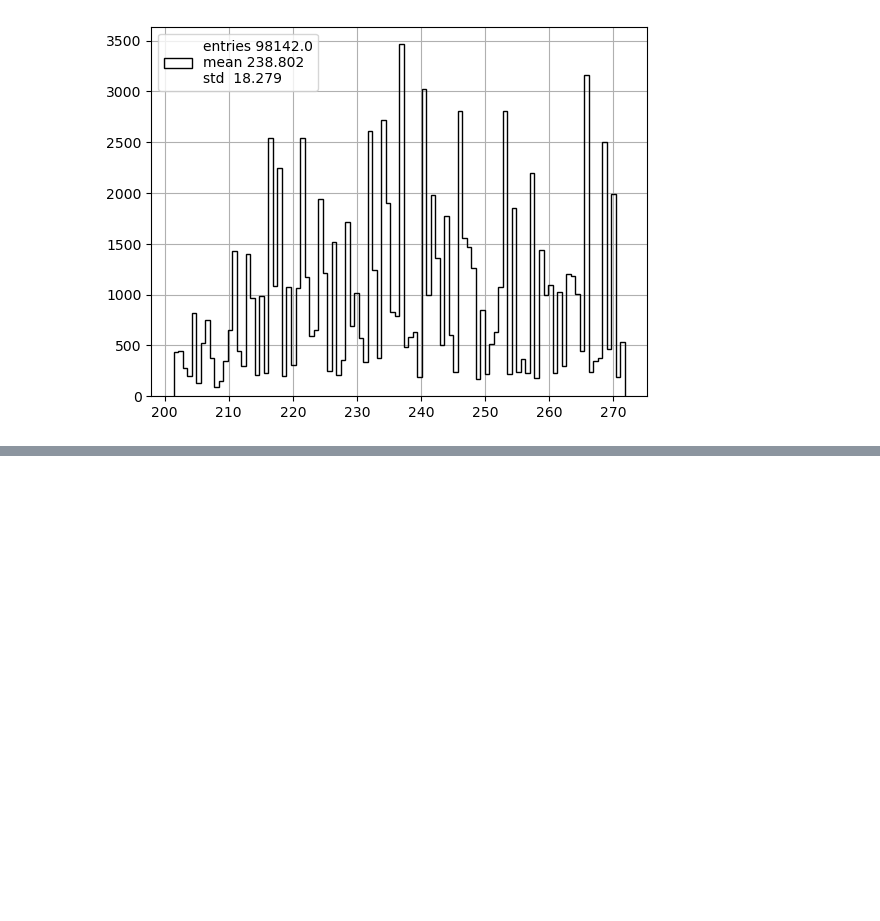
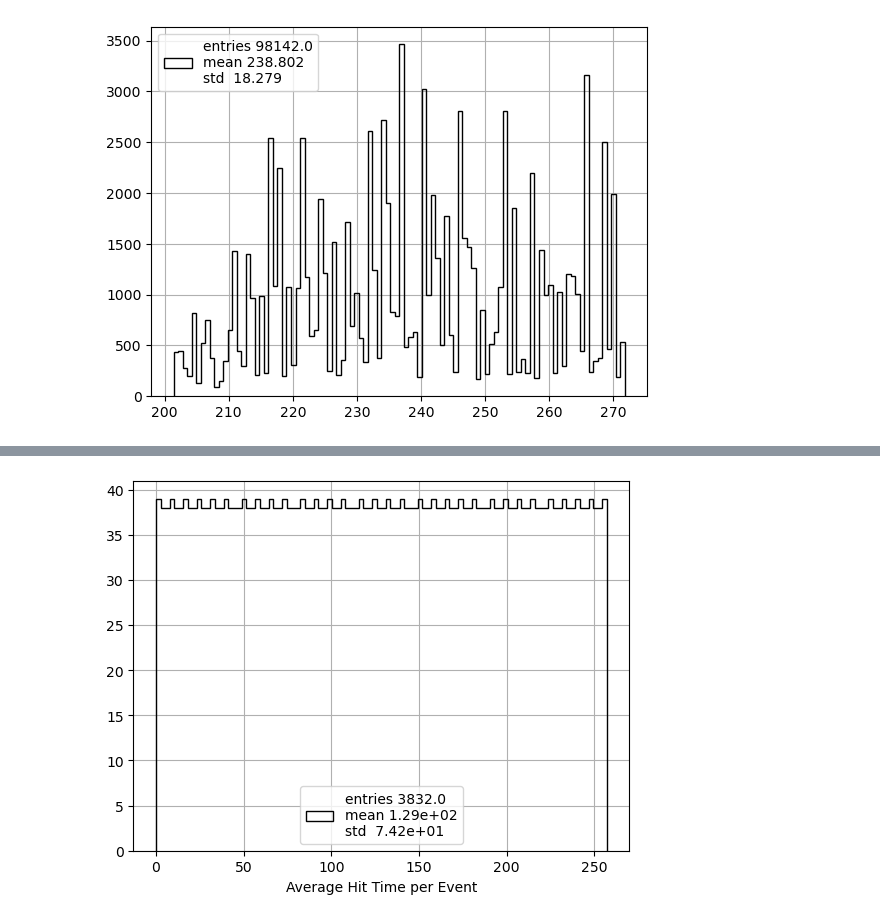
Before and after one commit to elenaramos44/nHits_trigger, a Jupyter notebook: NB/test_final_v1.ipynb, the cells around one changed output, grey strips where cells are left out. Saved outputs shown, nothing was run; the diff lists cells and outputs as text; code cells hidden in the pictures; blank space fills up the shorter version.

```diff
--- a/NB/test_final_v1.ipynb
+++ b/NB/test_final_v1.ipynb
@@ -96,0 +114,4 @@ print(ak.max(run_times[event]/1e6) - ak.min(run_times[event]/1e6))
+# %%
+pltext.hist(hit_time_per_event/1e9, 100, xylabels=("Average Hit Time per Event"), formate=".2e");
+# %% [output]
+[figure, added]
```
Also changed, not shown: parts of 6 cells of this notebook.
